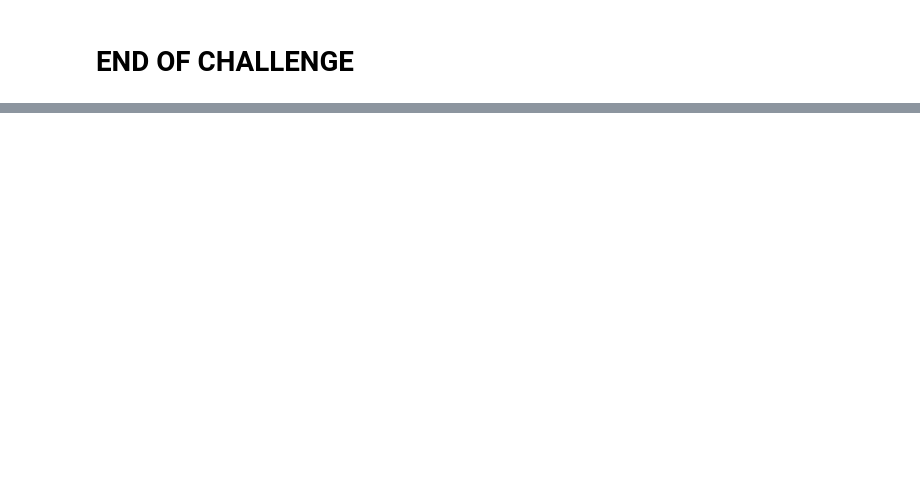
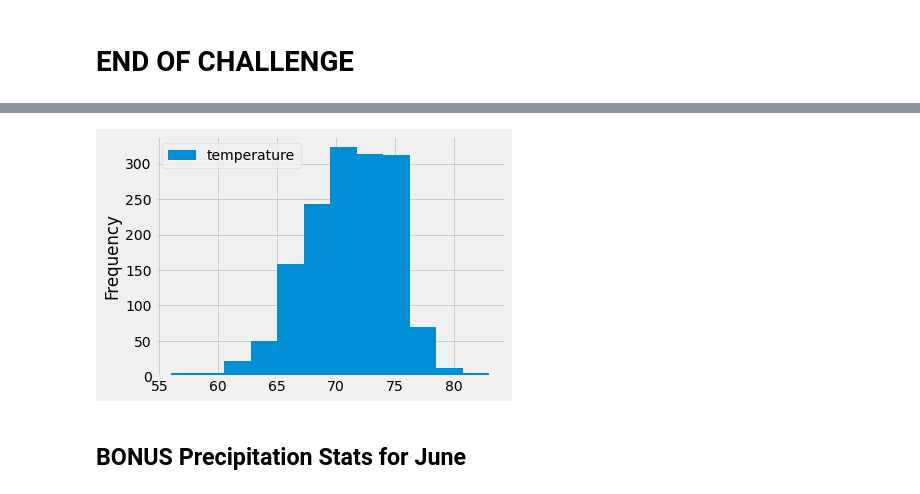
Before and after one commit to DenishaYP-creator/Sufts_UP, a Jupyter notebook: SurfsUp_Challenge.ipynb, the cells around one changed output, grey strips where cells are left out. Cells and saved outputs as stored; diff of their text form; code cells hidden in the pictures; blank space fills up the shorter version.

```diff
--- a/SurfsUp_Challenge.ipynb
+++ b/SurfsUp_Challenge.ipynb
@@ -333,0 +329,8 @@ dec_results_df.describe()
+# %%
+#plot Data
+dec_results_df.plot.hist(bins=12)
+plt.tight_layout()
+# %% [output]
+[figure, added]
+# %% [markdown]
+## BONUS Precipitation Stats for June
```
Also changed, not shown: parts of 18 cells of this notebook.
